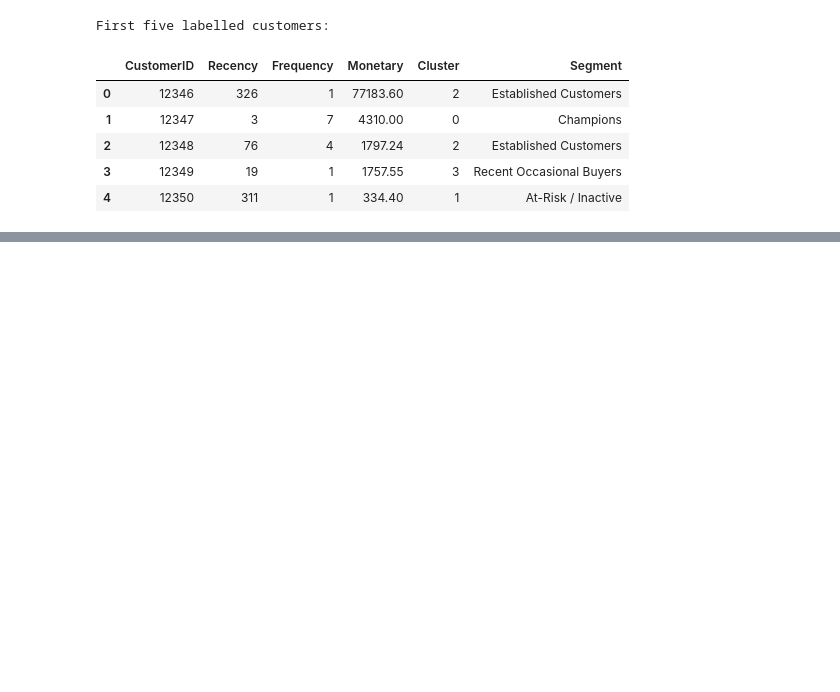
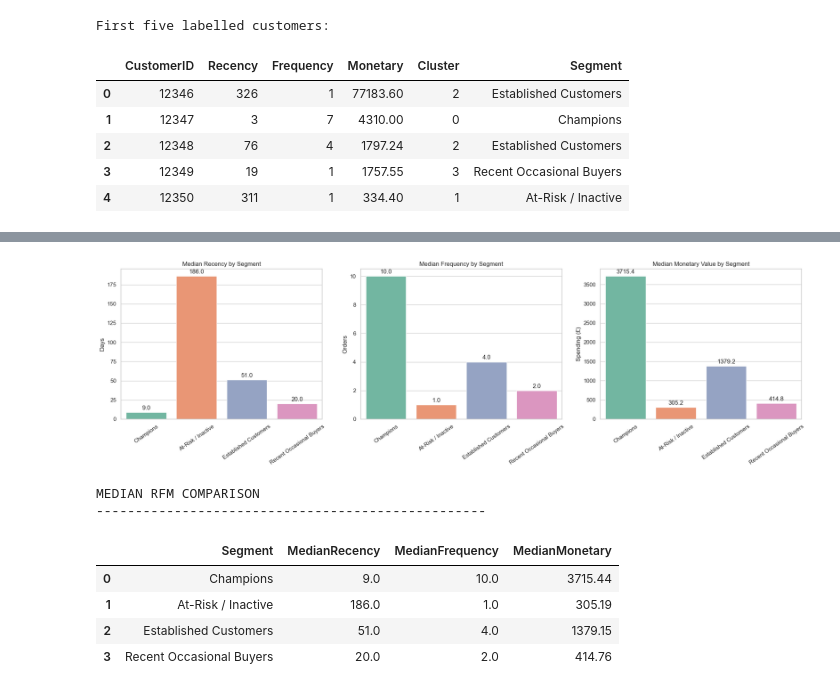
Before and after one commit to SeunJoy/Online-Retail-Intelligence-Capstone, a Jupyter notebook: jupyter_notebooks/05_customer_segmentation.ipynb, the cells around one changed output, grey strips where cells are left out. Cells and saved outputs as stored; diff of their text form; code cells hidden in the pictures; blank space fills up the shorter version.

```diff
--- a/jupyter_notebooks/05_customer_segmentation.ipynb
+++ b/jupyter_notebooks/05_customer_segmentation.ipynb
@@ -798,0 +1051,67 @@ First five labelled customers:
+# %%
+
+# STEP 40: Visualise median RFM behaviour by customer segment
+
+import matplotlib.pyplot as plt
+import seaborn as sns
+
+# Prepare segment profile data
+rfm_comparison = cluster_profile[
+    [
+        "Segment",
+        "MedianRecency",
+        "MedianFrequency",
+        "MedianMonetary"
+    ]
+].copy()
+
+# Define metrics and chart titles
+metrics = [
+    ("MedianRecency", "Median Recency by Segment", "Days"),
+    ("MedianFrequency", "Median Frequency by Segment", "Orders"),
+    ("MedianMonetary", "Median Monetary Value by Segment", "Spending (£)")
+]
+
+# Create three comparison charts
+fig, axes = plt.subplots(1, 3, figsize=(20, 6))
+
+for i, (metric, title, ylabel) in enumerate(metrics):
+
+    sns.barplot(
+        data=rfm_comparison,
+        x="Segment",
+        y=metric,
+        hue="Segment",
+        palette="Set2",
+        legend=False,
+        ax=axes[i]
+    )
+
+    axes[i].set_title(title)
+    axes[i].set_xlabel("")
+    axes[i].set_ylabel(ylabel)
+    axes[i].tick_params(axis="x", rotation=35)
+
+    for container in axes[i].containers:
+        axes[i].bar_label(
+            container,
+            fmt="%.1f",
+            padding=3
+        )
+
+plt.tight_layout()
+plt.show()
+
+print("MEDIAN RFM COMPARISON")
+print("-" * 50)
+
+display(rfm_comparison.round(2))
+# %% [output]
+[figure, added]
+MEDIAN RFM COMPARISON
+--------------------------------------------------
+|  | Segment | MedianRecency | MedianFrequency | MedianMonetary |
+| 0 | Champions | 9.0 | 10.0 | 3715.44 |
+| 1 | At-Risk / Inactive | 186.0 | 1.0 | 305.19 |
+| 2 | Established Customers | 51.0 | 4.0 | 1379.15 |
+| 3 | Recent Occasional Buyers | 20.0 | 2.0 | 414.76 |
```
Also changed, not shown: parts of 10 cells of this notebook, 1 other file.
